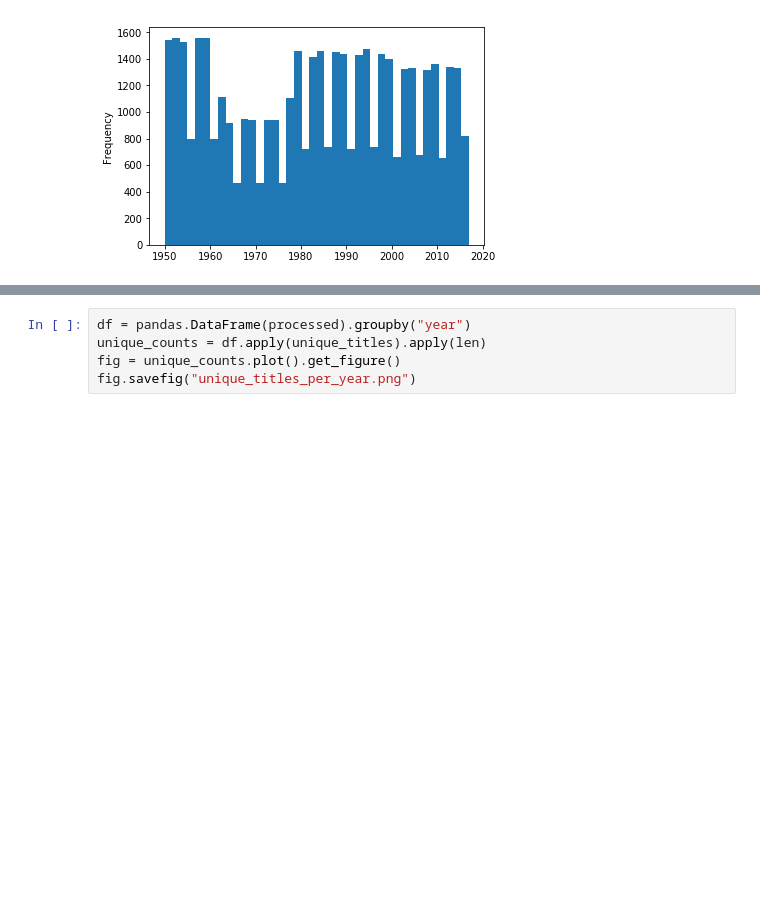
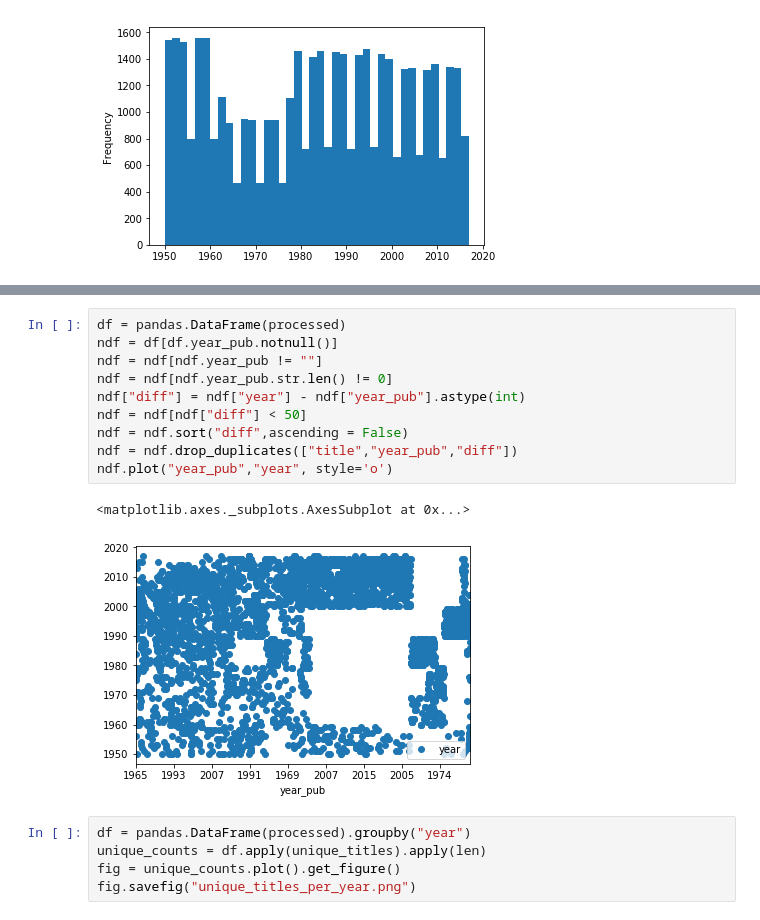
Before and after one commit to cimar/books, a Jupyter notebook: Clean Glue.ipynb, the cells around one changed output, grey strips where cells are left out. Saved outputs shown, nothing was run; the diff lists cells and outputs as text; blank space fills up the shorter version.

```diff
--- a/Clean Glue.ipynb
+++ b/Clean Glue.ipynb
@@ -718,6 +719,19 @@ fig_3 = s_grouped.mean().plot().get_figure()
 fig_3.savefig("bestsellers_list_length.png")
 # %% [output]
 [figure]
+# %%
+df = pandas.DataFrame(processed)
+ndf = df[df.year_pub.notnull()]
+ndf = ndf[ndf.year_pub != ""]
+ndf = ndf[ndf.year_pub.str.len() != 0]
+ndf["diff"] = ndf["year"] - ndf["year_pub"].astype(int)
+ndf = ndf[ndf["diff"] < 50]
+ndf = ndf.sort("diff",ascending = False)
+ndf = ndf.drop_duplicates(["title","year_pub","diff"])
+ndf.plot("year_pub","year", style='o')
+# %% [output]
+<matplotlib.axes._subplots.AxesSubplot at 0x...>
+[figure, added]
 # %%
 df = pandas.DataFrame(processed).groupby("year")
 unique_counts = df.apply(unique_titles).apply(len)
```
Also changed, not shown: parts of 4 cells of this notebook, 3 other files.
